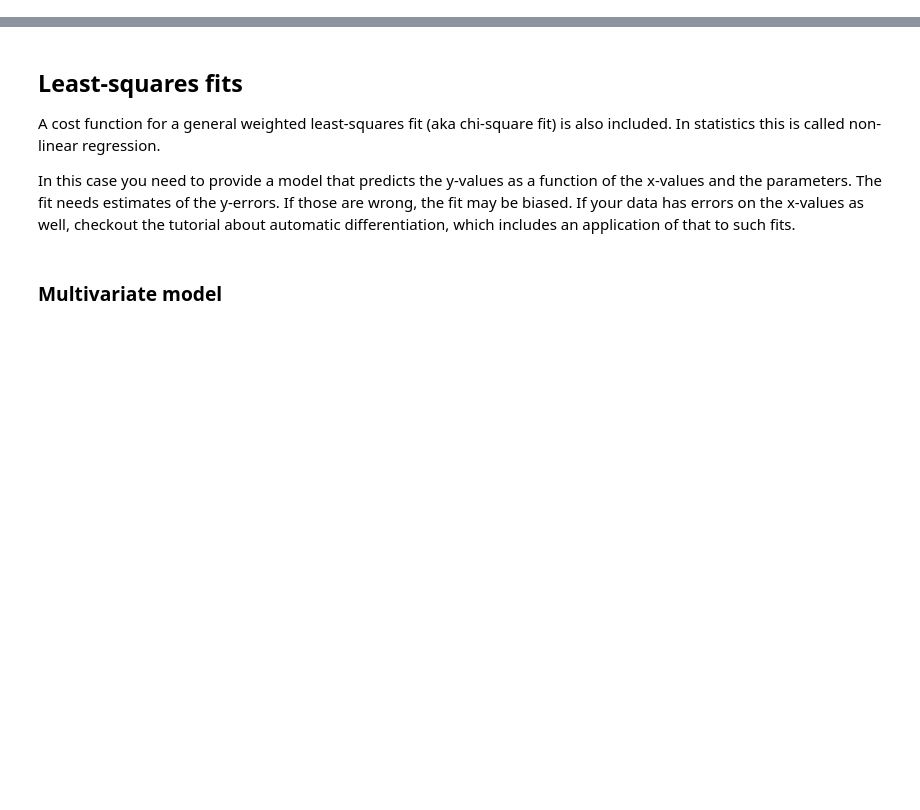
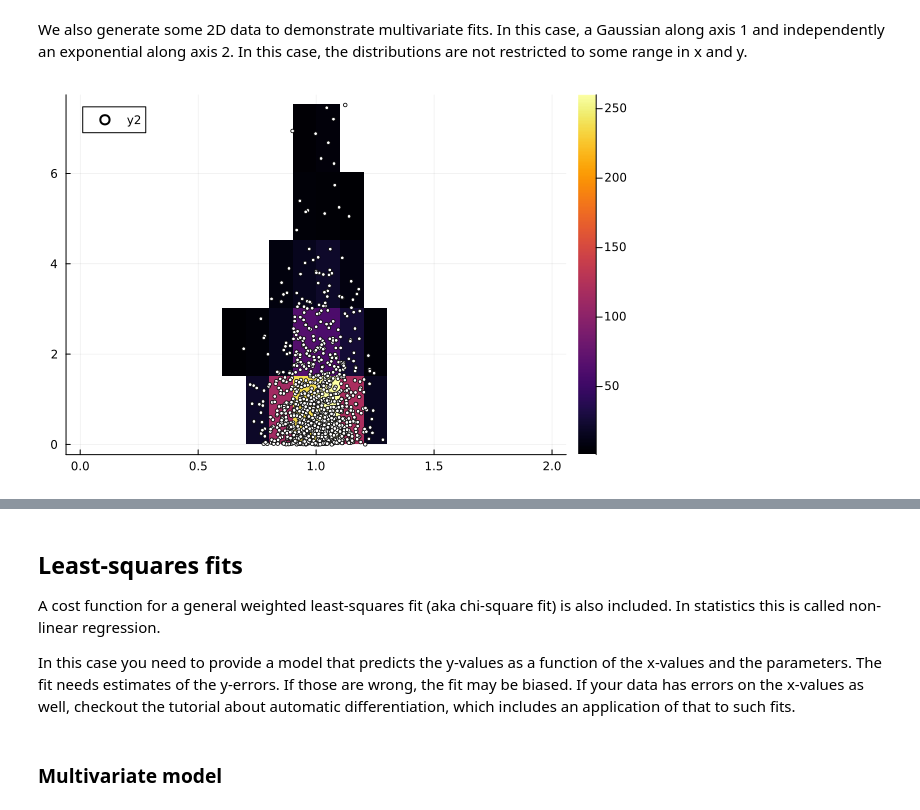
Before and after one commit to JuliaHEP/Minuit2.jl, a Jupyter notebook: examples/costfunctions.ipynb, the cells around one changed output, grey strips where cells are left out. Saved outputs shown, nothing was run; the diff lists cells and outputs as text; code cells hidden in the pictures; blank space fills up the shorter version.

```diff
--- a/examples/costfunctions.ipynb
+++ b/examples/costfunctions.ipynb
@@ -0,0 +30,8 @@
+# %% [markdown]
+We also generate some 2D data to demonstrate multivariate fits. In this case, a Gaussian along axis 1 and independently an exponential along axis 2. In this case, the distributions are not restricted to some range in x and y.
+# %%
+h2 = Hist2D((xdata, ydata), binedges=(range(rng..., 21), range(0., maximum(ydata), 6)))
+plot(h2)
+scatter!(xdata, ydata, markersize=2, color=:white)
+# %% [output]
+[figure, added]
```
Also changed, not shown: parts of 9 cells of this notebook, 1 other file.
